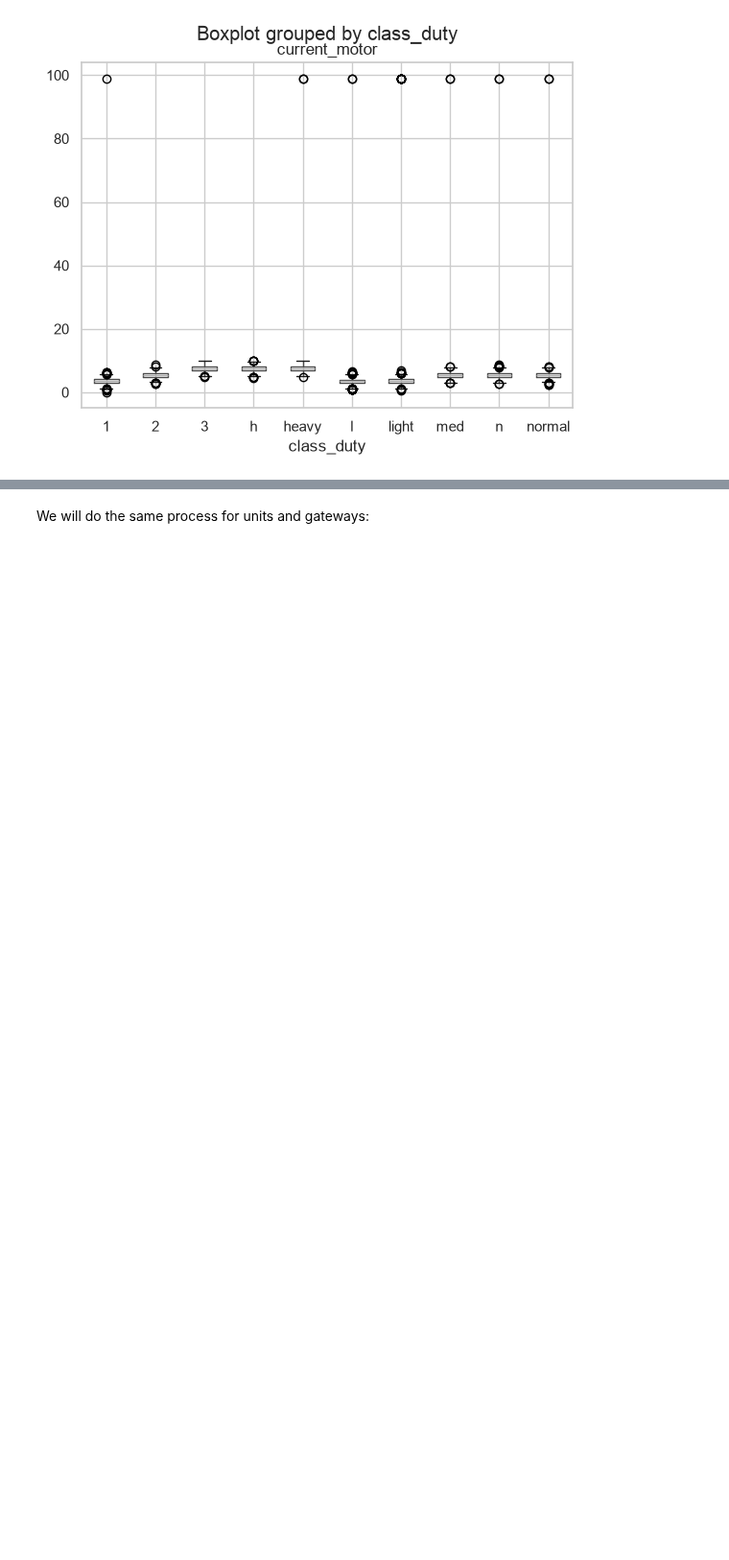
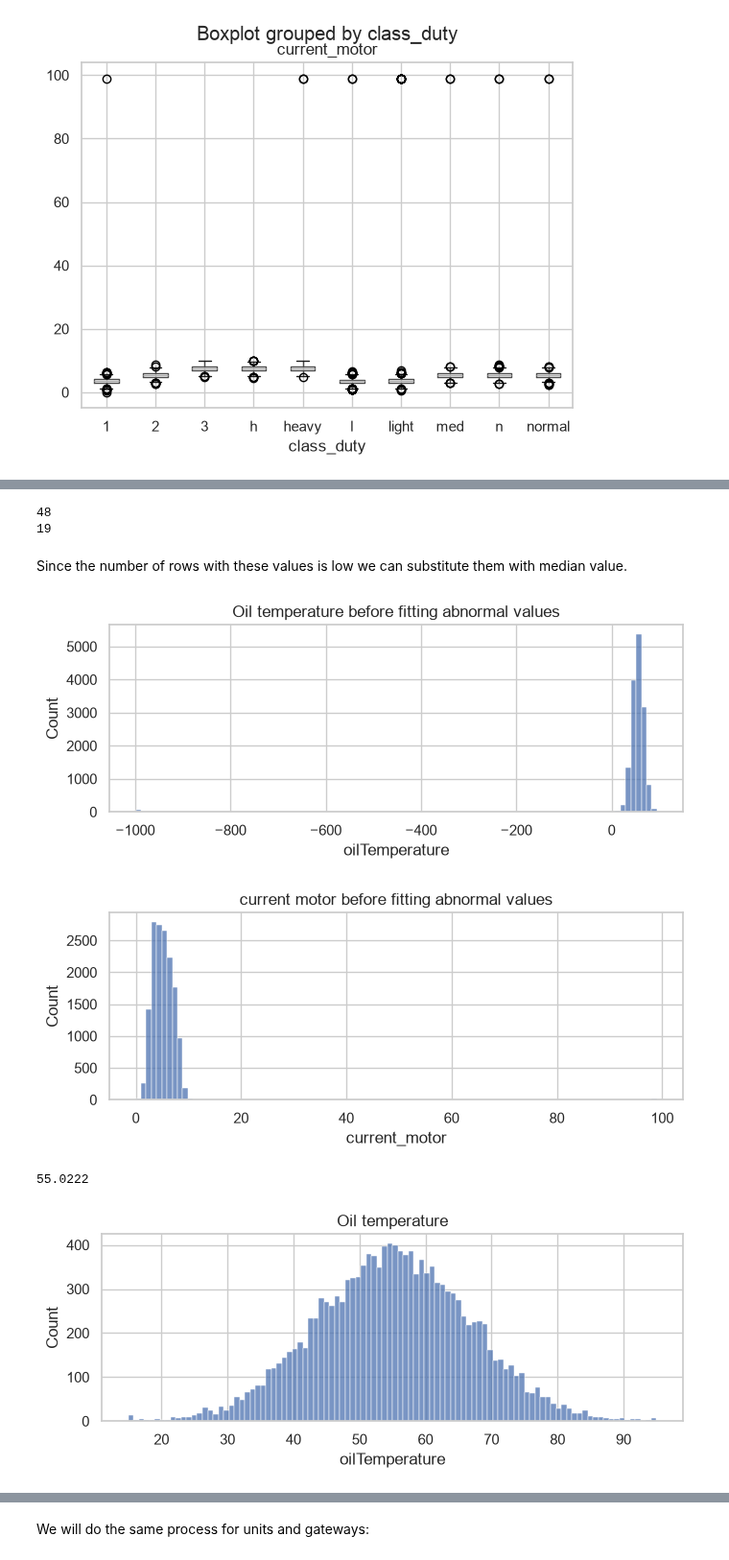
Before and after one commit to zigo-matej/iau_project, a Jupyter notebook: phase_01.ipynb, the cells around one changed output, grey strips where cells are left out. Shown at 96% size. Saved outputs shown, nothing was run; the diff lists cells and outputs as text; code cells hidden in the pictures; blank space fills up the shorter version.

```diff
--- a/phase_01.ipynb
+++ b/phase_01.ipynb
@@ -1193,0 +1189,44 @@ check 1 2 3 validity
+# %%
+print(readings_clean[readings_clean['oilTemperature'] == -999].shape[0])
+print(readings_clean[readings_clean['current_motor'] == 99].shape[0])
+# %% [output]
+48
+19
+# %% [markdown]
+Since the number of rows with these values is low we can substitute them with median value.
+# %%
+plt.figure(figsize=(7, 3))
+sns.histplot(data=readings, x="oilTemperature", bins=100)
+plt.title("Oil temperature before fitting abnormal values")
+plt.tight_layout()
+plt.show()
+
+plt.figure(figsize=(7, 3))
+sns.histplot(data=readings, x="current_motor", bins=100)
+plt.title("current motor before fitting abnormal values")
+plt.tight_layout()
+plt.show()
+
+oil_median = readings_clean['oilTemperature'].median()
+print(oil_median)
+readings_clean['oilTemperature'] = readings_clean['oilTemperature'].replace(-999, oil_median)
+
+motor_median = readings_clean['current_motor'].median()
+readings_clean['current_motor'] = readings_clean['current_motor'].replace(99, motor_median)
+
+plt.figure(figsize=(7, 3))
+sns.histplot(data=readings_clean, x="oilTemperature", bins=100)
+plt.title("Oil temperature")
+plt.tight_layout()
+plt.show()
+
+plt.figure(figsize=(7, 3))
+sns.histplot(data=readings_clean, x="current_motor", bins=100)
+plt.title("current motor")
+plt.tight_layout()
+plt.show()
+# %% [output]
+[figure, added]
+[figure, added]
+55.0222
+[figure, added]
```
Also changed, not shown: parts of 16 cells of this notebook, 1 other file.
